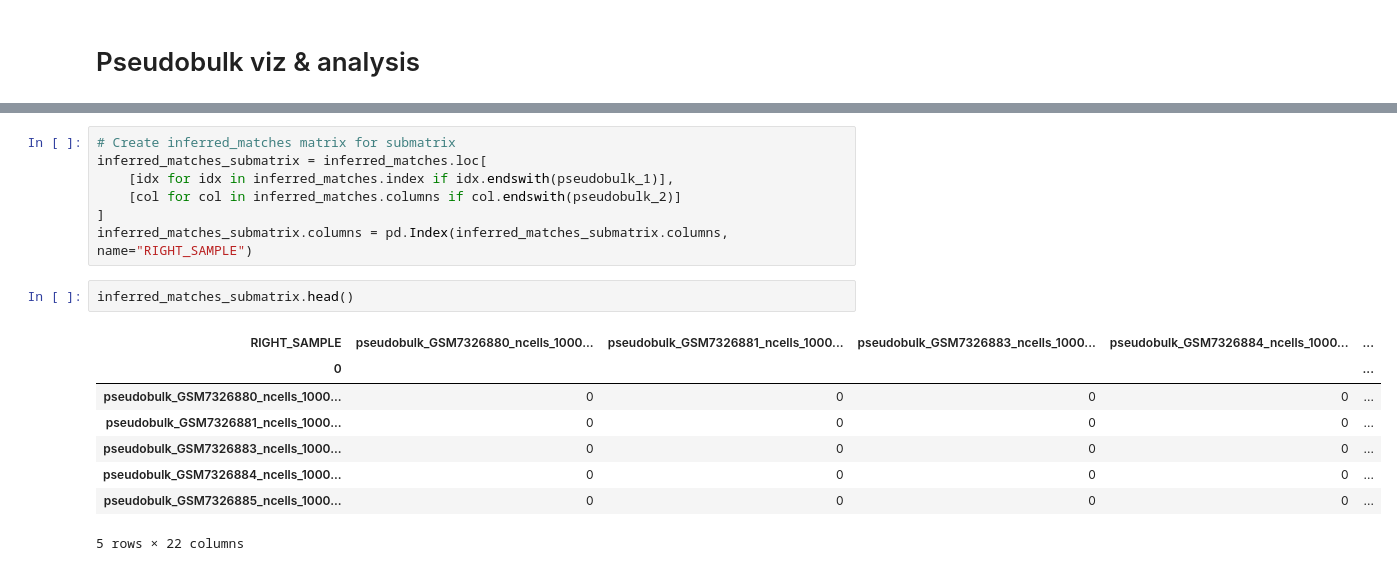
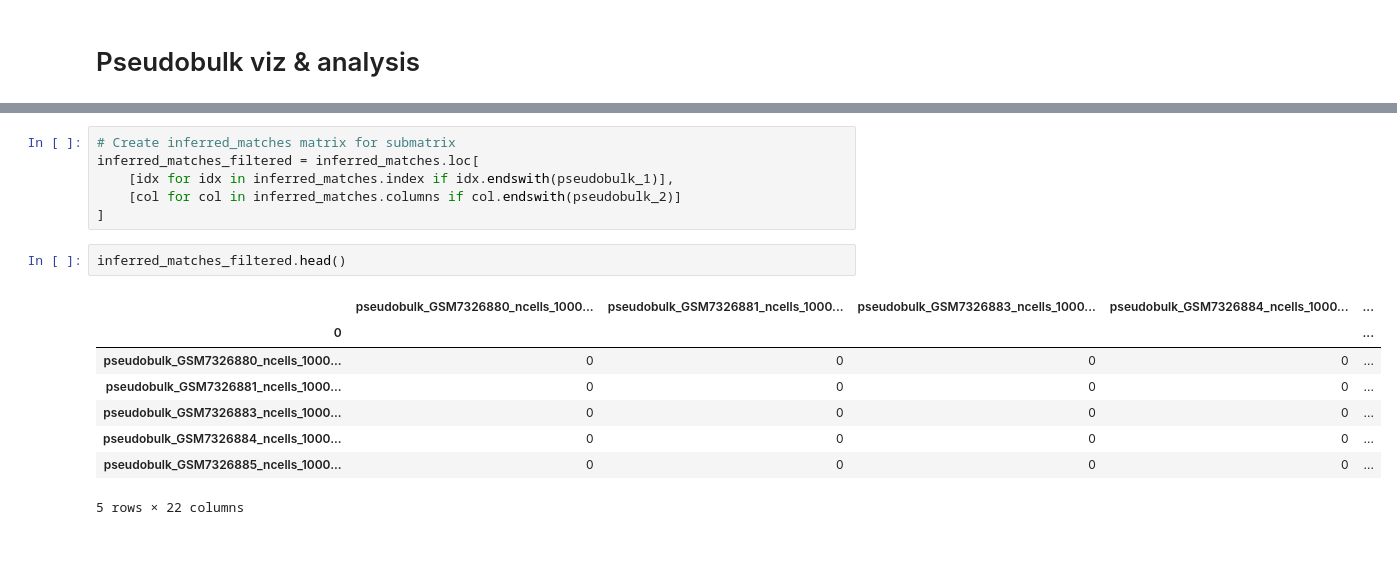
Before and after one commit to emma2207/hgsoc-reconstruction, a Jupyter notebook: sample_id_matching/scripts/experiment/bamixchecker_analysis.ipynb, the cells around one changed output, grey strips where cells are left out. Cells and saved outputs as stored; diff of their text form.

```diff
--- a/sample_id_matching/scripts/experiment/bamixchecker_analysis.ipynb
+++ b/sample_id_matching/scripts/experiment/bamixchecker_analysis.ipynb
@@ -114,14 +95,13 @@ inferred_matches.head()
 # %%
 # Create inferred_matches matrix for submatrix
-inferred_matches_submatrix = inferred_matches.loc[
+inferred_matches_filtered = inferred_matches.loc[
     [idx for idx in inferred_matches.index if idx.endswith(pseudobulk_1)],
     [col for col in inferred_matches.columns if col.endswith(pseudobulk_2)]
 ]
-inferred_matches_submatrix.columns = pd.Index(inferred_matches_submatrix.columns, name="RIGHT_SAMPLE")
 # %%
-inferred_matches_submatrix.head()
+inferred_matches_filtered.head()
 # %% [output]
-| RIGHT_SAMPLE | pseudobulk_GSM7326880_ncells_1000... | pseudobulk_GSM7326881_ncells_1000... | pseudobulk_GSM7326883_ncells_1000... | pseudobulk_GSM7326884_ncells_1000... | ... |
+|  | pseudobulk_GSM7326880_ncells_1000... | pseudobulk_GSM7326881_ncells_1000... | pseudobulk_GSM7326883_ncells_1000... | pseudobulk_GSM7326884_ncells_1000... | ... |
 | 0 |  |  |  |  | ... |
 | pseudobulk_GSM7326880_ncells_1000... | 0 | 0 | 0 | 0 | ... |
 | pseudobulk_GSM7326881_ncells_1000... | 0 | 0 | 0 | 0 | ... |
```
Also changed, not shown: parts of 13 cells of this notebook, 7 other files.
